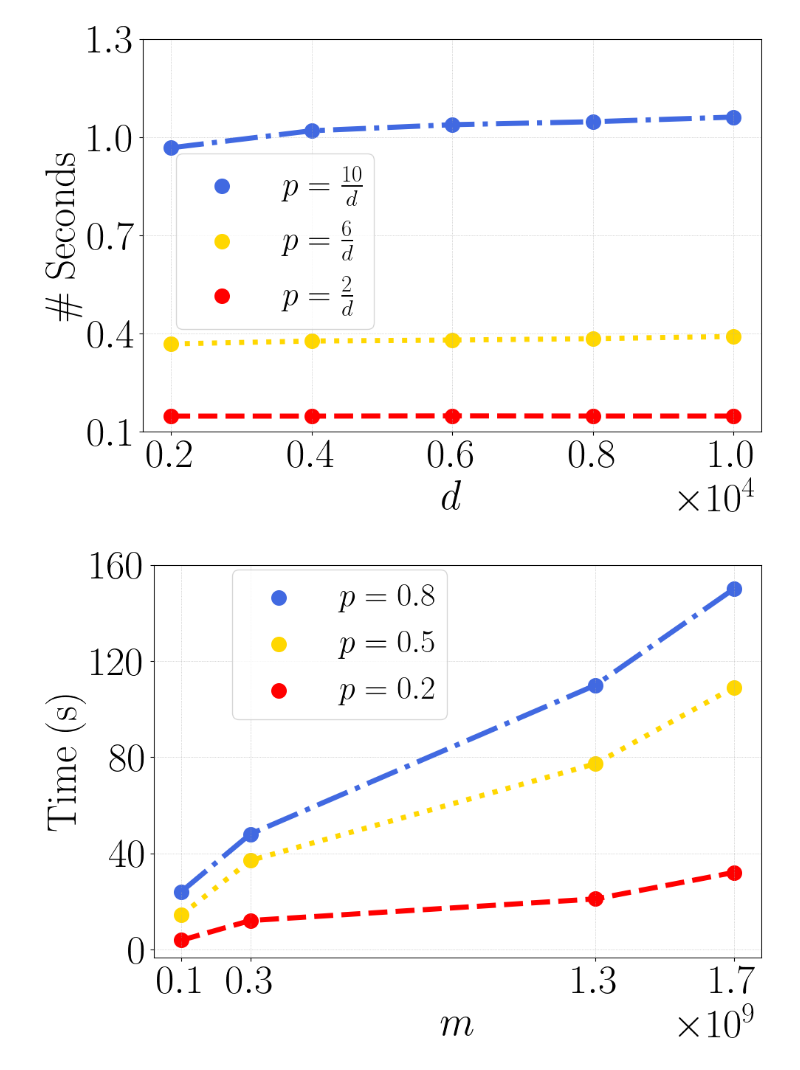
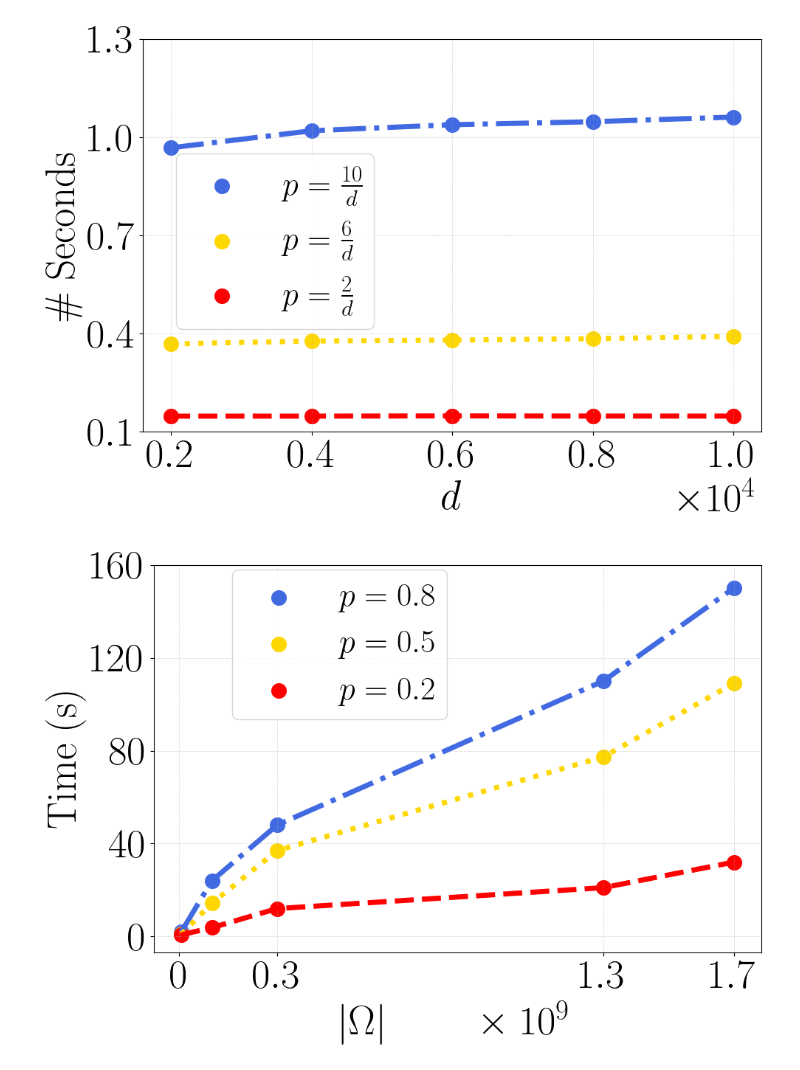
Before and after one commit to VirtuosoResearch/Matrix-completion-from-ultrasparse-samples, a Jupyter notebook: revised_figures/runtime.ipynb, the cells around one changed output. Saved outputs shown, nothing was run; the diff lists cells and outputs as text; code cells hidden in the pictures.

```diff
--- a/revised_figures/runtime.ipynb
+++ b/revised_figures/runtime.ipynb
@@ -59,44 +59,44 @@ plt.close()
 [figure]
 # %%
 # title = r'$\mathrm{Synthetic~(2~obervations)}$'
-m = [1e8, 3e8, 1.3e9, 1.7e9]
+m = [6e6, 1e8, 3e8, 1.3e9, 1.7e9]
 
-runtime_8 = [24, 48, 110, 150]
-runtime_5 = [14.3, 37, 77.3, 109]
-runtime_2 = [3.8, 12, 21, 32]
+runtime_8 = [2, 24, 48, 110, 150]
+runtime_5 = [1, 14.3, 37, 77.3, 109]
+runtime_2 = [0.7, 3.8, 12, 21, 32]
 
 f, ax = plt.subplots(figsize=(10,7))
 
 plt.plot(m, runtime_8, lw=5, color='royalblue', ls="dashdot")
 plt.scatter(m, runtime_8, s=200, color='royalblue', label=r"$p=0.8$")
 
 plt.plot(m, runtime_5, lw=5, color='gold', ls="dotted")
 plt.scatter(m, runtime_5, s=200, color='gold', label=r"$p=0.5$")
 
 plt.plot(m, runtime_2, lw=5, color='red', ls="dashed")
 plt.scatter(m, runtime_2, s=200, color='red', label=r"$p=0.2$")
 
 ax.legend(fontsize=32, loc='upper right', bbox_to_anchor=(0.51, 1.03))
 
-plt.xlabel(r"$m$", fontsize=40)
+plt.xlabel(r"$|\Omega|\quad\quad\times 10^9$", fontsize=40)
 ax.xaxis.set_major_locator(MaxNLocator(integer=True))
 ax.ticklabel_format(style='sci', axis='x', scilimits=(0,0))
 ax.xaxis.get_offset_text().set_fontsize(40)
 
 xticks = m
-plt.xticks(xticks, fontsize=40)
+plt.xticks([0, 3e8, 1.3e9, 1.7e9], [r'$\mathrm{0}$', r'$\mathrm{0.3}$', r'$\mathrm{1.3}$', r'$\mathrm{1.7}$'], fontsize=40)
 plt.yticks([0, 40, 80, 120, 160], fontsize=40)
 #plt.ylim(-0.2, 180)
 plt.ylabel(r"$\mathrm{Time~(s)}$", fontsize=40)
 
 
 
 plt.grid(lw=0.5, ls=":")
 plt.tight_layout()
 plot_name = f"runtime_real.pdf"
 plt.savefig(plot_name, bbox_inches='tight', format="pdf", dpi=1200)
 
 plt.show()
 plt.close()
 # %% [output]
-[figure, old version]
+[figure, new version]
```
Also changed, not shown: 1 other file.
